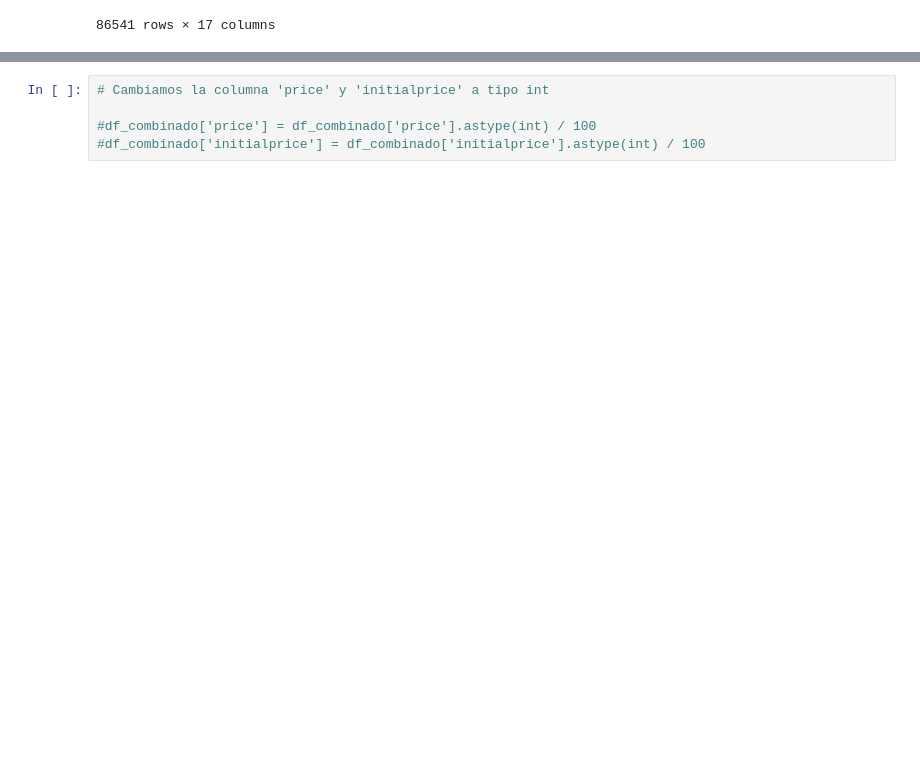
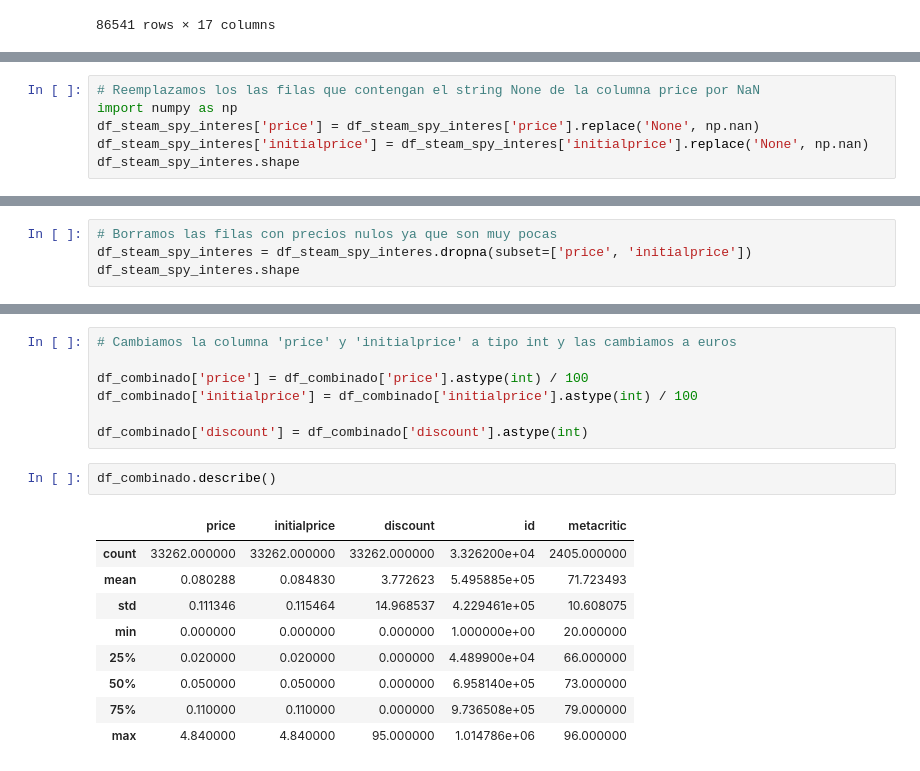
Before and after one commit to MetalMaxALIZ/Proyecto, a Jupyter notebook: pruebas.ipynb, the cells around one changed output, grey strips where cells are left out. Drawn from its saved outputs; the diff is of its cells as text; blank space fills up the shorter version.

```diff
--- a/pruebas.ipynb
+++ b/pruebas.ipynb
@@ -94,0 +105,6 @@ df_steam_spy_interes.shape
+# %%
+# Reemplazamos los las filas que contengan el string None de la columna price por NaN
+import numpy as np
+df_steam_spy_interes['price'] = df_steam_spy_interes['price'].replace('None', np.nan)
+df_steam_spy_interes['initialprice'] = df_steam_spy_interes['initialprice'].replace('None', np.nan)
+df_steam_spy_interes.shape
@@ -94,0 +123,4 @@ df_steam_spy_interes.shape
+# %%
+# Borramos las filas con precios nulos ya que son muy pocas
+df_steam_spy_interes = df_steam_spy_interes.dropna(subset=['price', 'initialprice'])
+df_steam_spy_interes.shape
@@ -117,5 +151,19 @@ df_combinado
 # %%
-# Cambiamos la columna 'price' y 'initialprice' a tipo int
+# Cambiamos la columna 'price' y 'initialprice' a tipo int y las cambiamos a euros
 
-#df_combinado['price'] = df_combinado['price'].astype(int) / 100
-#df_combinado['initialprice'] = df_combinado['initialprice'].astype(int) / 100
+df_combinado['price'] = df_combinado['price'].astype(int) / 100
+df_combinado['initialprice'] = df_combinado['initialprice'].astype(int) / 100
+
+df_combinado['discount'] = df_combinado['discount'].astype(int)
+# %%
+df_combinado.describe()
+# %% [output]
+|  | price | initialprice | discount | id | metacritic |
+| count | 33262.000000 | 33262.000000 | 33262.000000 | 3.326200e+04 | 2405.000000 |
+| mean | 0.080288 | 0.084830 | 3.772623 | 5.495885e+05 | 71.723493 |
+| std | 0.111346 | 0.115464 | 14.968537 | 4.229461e+05 | 10.608075 |
+| min | 0.000000 | 0.000000 | 0.000000 | 1.000000e+00 | 20.000000 |
+| 25% | 0.020000 | 0.020000 | 0.000000 | 4.489900e+04 | 66.000000 |
+| 50% | 0.050000 | 0.050000 | 0.000000 | 6.958140e+05 | 73.000000 |
+| 75% | 0.110000 | 0.110000 | 0.000000 | 9.736508e+05 | 79.000000 |
+| max | 4.840000 | 4.840000 | 95.000000 | 1.014786e+06 | 96.000000 |
```
Also changed, not shown: parts of 6 cells of this notebook, 3 other files.
